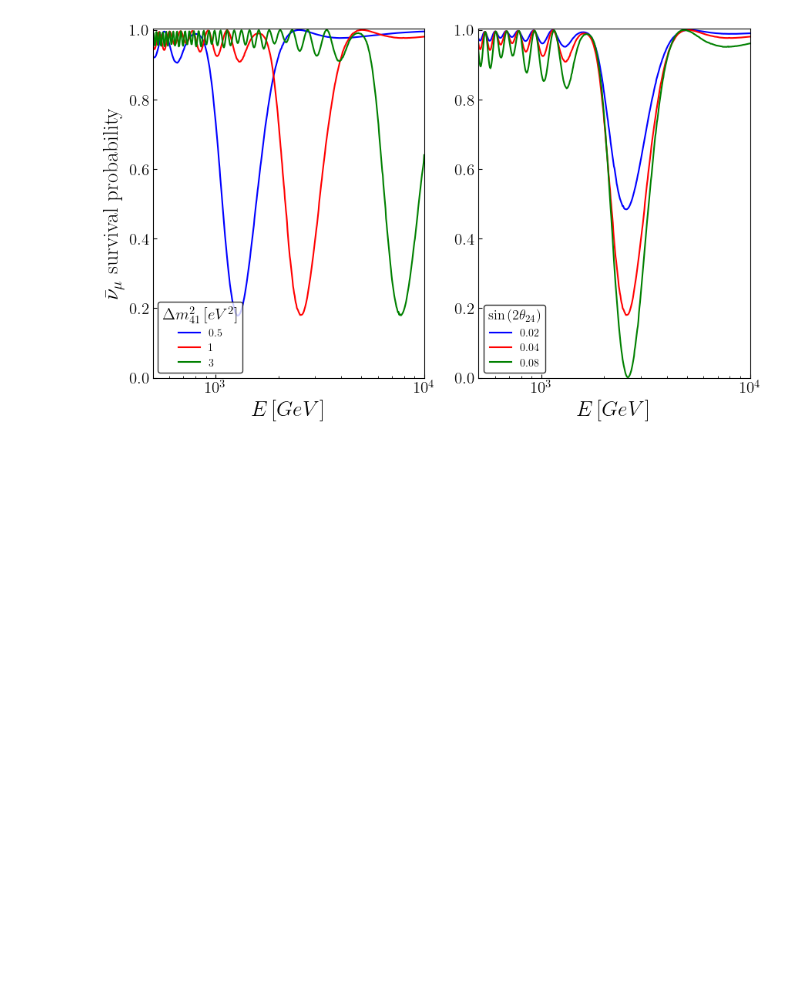
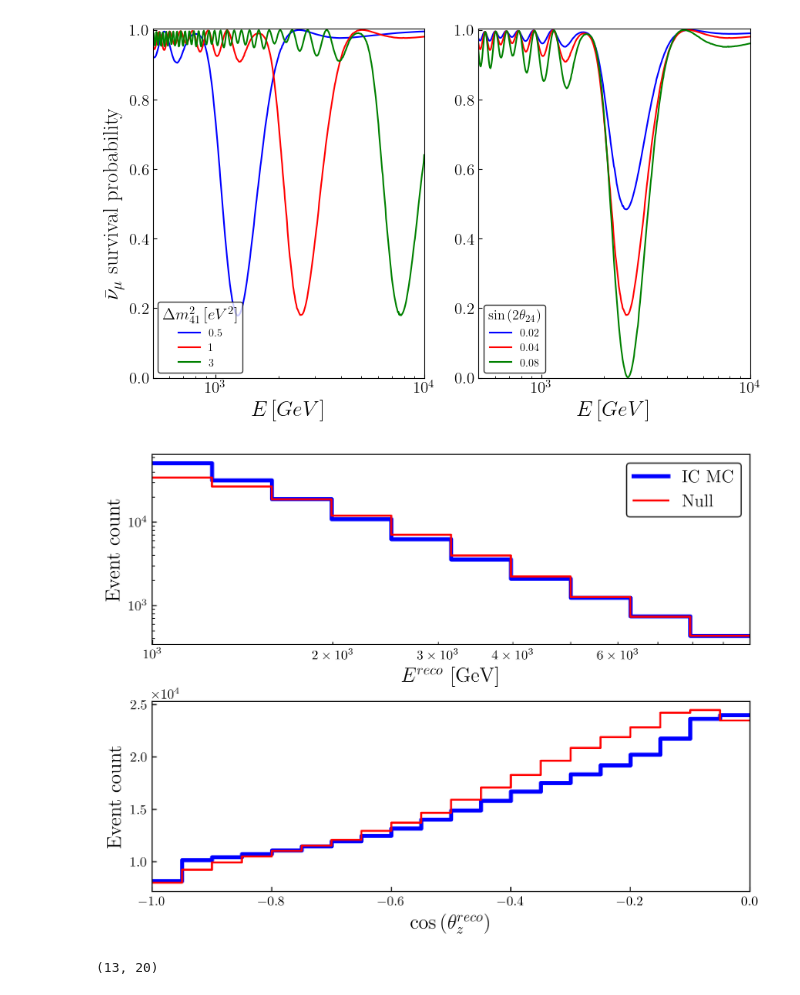
Before and after one commit to Sjoeborg/thesis, a Jupyter notebook: thesis/notebooks/sterileTheory.ipynb, the cells around one changed output. Cells and saved outputs as stored; diff of their text form; code cells hidden in the pictures; blank space fills up the shorter version.

```diff
--- a/thesis/notebooks/sterileTheory.ipynb
+++ b/thesis/notebooks/sterileTheory.ipynb
@@ -89,3 +133,61 @@ ax[1].tick_params(labelsize=15)
 savethesis(fig, 'resonance_shift')
 # %% [output]
 [figure]
+# %%
+H0_events = pickle.load(open(f'./pre_computed/H0_IC_N13.p','rb'))
+
+IC_per_z = np.sum(IC_observed, axis=0)
+IC_per_E = np.sum(IC_observed, axis=1)
+
+IC_rate_z = IC_per_z /np.sum(H0_events, axis= 0)
+IC_rate_E = IC_per_E /np.sum(H0_events, axis= 1)
+
+H0_per_z_hist = to_hist(np.sum(H0_events, axis= 0))*3.3
+H0_per_E_hist = to_hist(np.sum(H0_events, axis= 1))*1.1
+
+MC_per_z_hist = to_hist(MC_per_z_full[zFrom:zTo])
+MC_per_E_hist = to_hist(MC_per_E_full[EFrom:ETo])
+
+
+label_size = 15
+tick_size = 15
+legend_size=13
+fig, ax = plt.subplots(2,1, squeeze=True, figsize=(8,6))
+ax = ax.flatten()
+
+ax[0].step(Ereco, MC_per_E_hist, label=r'$\mathrm{IC\,\, MC}$',lw=3, where='post', color='blue')
+ax[0].step(Ereco, H0_per_E_hist, label=r'$\mathrm{Null}$',   lw=1.5, where='post', color='red')
+
+ax[1].step(zreco, MC_per_z_hist, label='IC MC',lw=3, where='post', color='blue')
+ax[1].step(zreco, H0_per_z_hist, label='Null',   lw=1.5, where='post', color='red')
+
+
+ax[0].set_xscale('log')
+ax[0].set_yscale('log')
+#ax[1].set_yscale('log')
+
+ax[0].set_xlim((Ereco.min(),Ereco.max()))
+ax[1].set_xlim((zreco.min(),zreco.max()))
+ax[0].set_ylabel(r'$\mathrm{Event\,\, count}$', fontsize=label_size)
+ax[1].set_ylabel(r'$\mathrm{Event\,\, count}$', fontsize=label_size)
+ax[0].set_xlabel(r'$E^{reco}$ $[\si{\GeV}]$', fontsize=label_size)
+ax[1].set_xlabel(r'$\cos{(\theta^{reco}_z)}$', fontsize=label_size)
+ax[1].ticklabel_format(axis="y", style="sci", scilimits=(0,0))
+#ax[0].grid(True,which='both', axis='both', alpha=0.3)
+#ax[1].grid(True,which='both', axis='both', alpha=0.3)
+
+ax[0].tick_params(axis='both', direction='in', which='both')
+ax[1].tick_params(axis='both', direction='in', which='both')
+
+
+leg= ax[0].legend(fontsize=legend_size)
+leg.get_frame().set_edgecolor('k')
+
+plt.subplots_adjust(hspace=0.3)
+savethesis(fig,'IC_MC_norm')
+# %% [output]
+[figure, added]
+# %%
+IC_observed_full.shape
+# %% [output]
+(13, 20)
```
Also changed, not shown: parts of 4 cells of this notebook, 10 other files.
